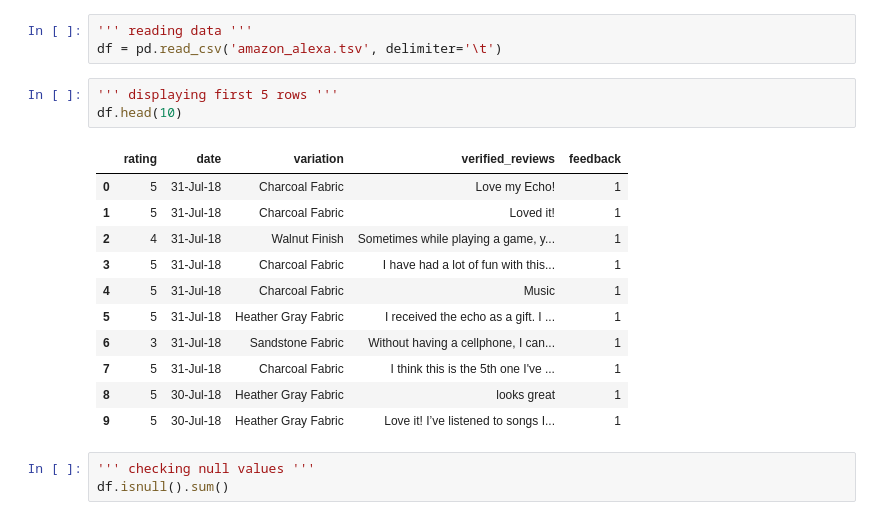
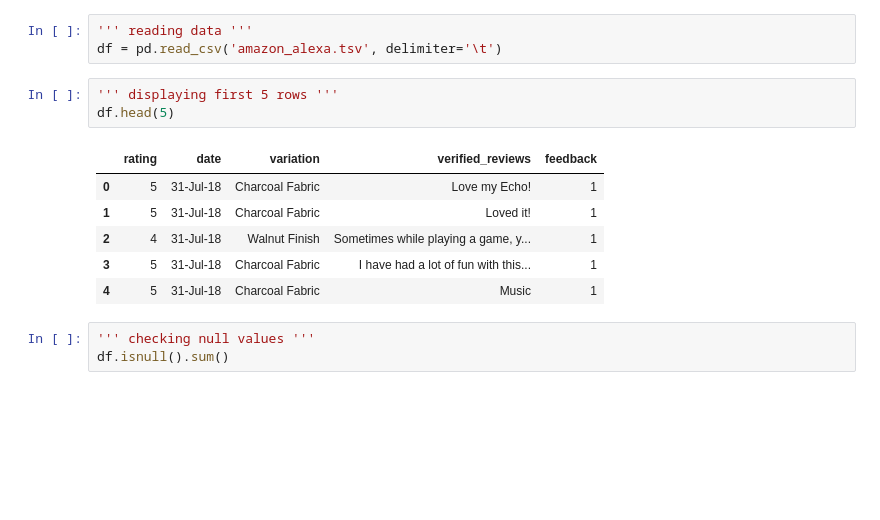
Before and after one commit to netrap18/amazon_alexa_reviews, a Jupyter notebook: alexa-amazon-reviews.ipynb, the cells around one changed output. Drawn from its saved outputs; the diff is of its cells as text; blank space fills up the shorter version.

```diff
--- a/alexa-amazon-reviews.ipynb
+++ b/alexa-amazon-reviews.ipynb
@@ -46,19 +62,14 @@ plt.rcParams['figure.figsize'] = (10, 6)
 df = pd.read_csv('amazon_alexa.tsv', delimiter='\t')
 # %%
 ''' displaying first 5 rows '''
-df.head(10)
+df.head(5)
 # %% [output]
 |  | rating | date | variation | verified_reviews | feedback |
 | 0 | 5 | 31-Jul-18 | Charcoal Fabric | Love my Echo! | 1 |
 | 1 | 5 | 31-Jul-18 | Charcoal Fabric | Loved it! | 1 |
 | 2 | 4 | 31-Jul-18 | Walnut Finish | Sometimes while playing a game, y... | 1 |
 | 3 | 5 | 31-Jul-18 | Charcoal Fabric | I have had a lot of fun with this... | 1 |
 | 4 | 5 | 31-Jul-18 | Charcoal Fabric | Music | 1 |
-| 5 | 5 | 31-Jul-18 | Heather Gray Fabric | I received the echo as a gift. I ... | 1 |
-| 6 | 3 | 31-Jul-18 | Sandstone Fabric | Without having a cellphone, I can... | 1 |
-| 7 | 5 | 31-Jul-18 | Charcoal Fabric | I think this is the 5th one I've ... | 1 |
-| 8 | 5 | 30-Jul-18 | Heather Gray Fabric | looks great | 1 |
-| 9 | 5 | 30-Jul-18 | Heather Gray Fabric | Love it! I’ve listened to songs I... | 1 |
 # %%
 ''' checking null values '''
 df.isnull().sum()
```
Also changed, not shown: parts of 5 cells of this notebook.
